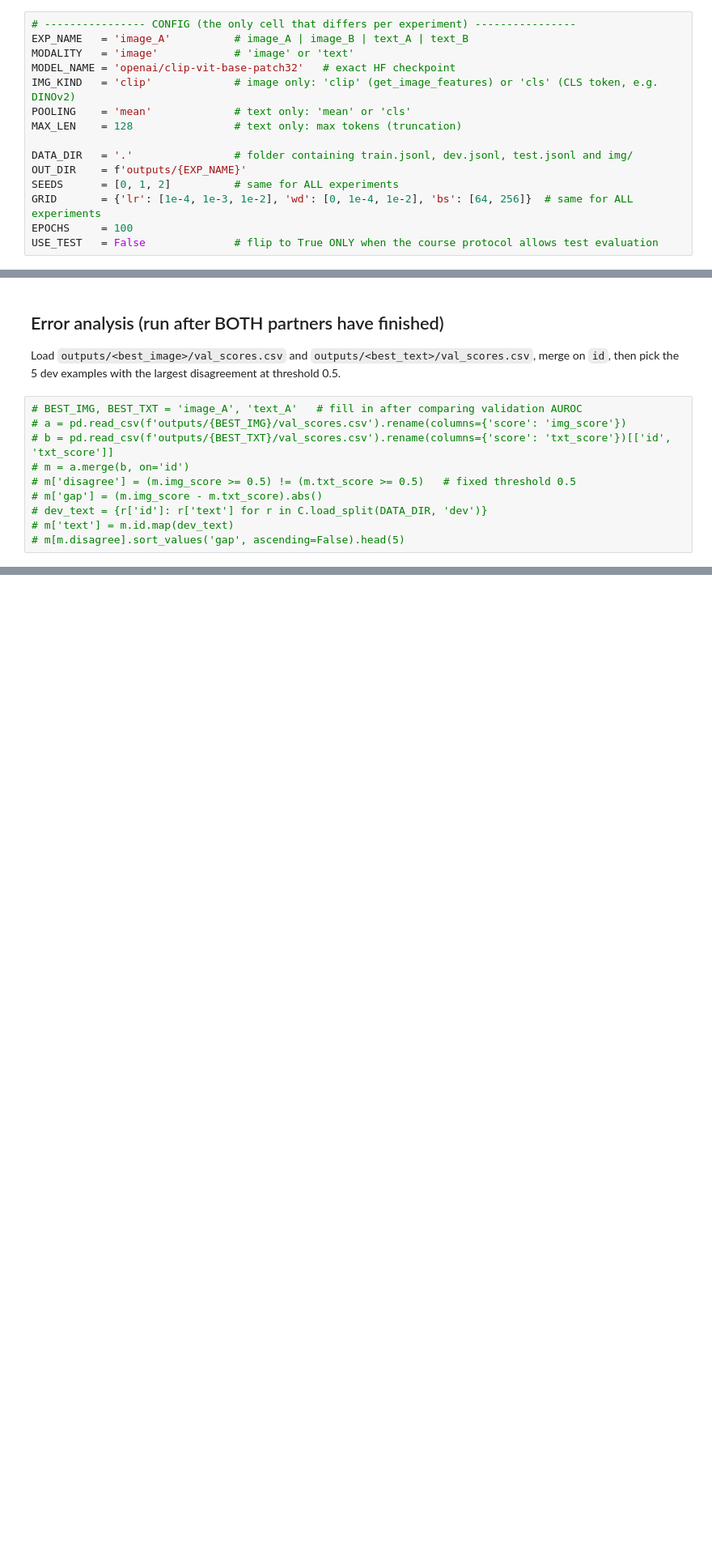
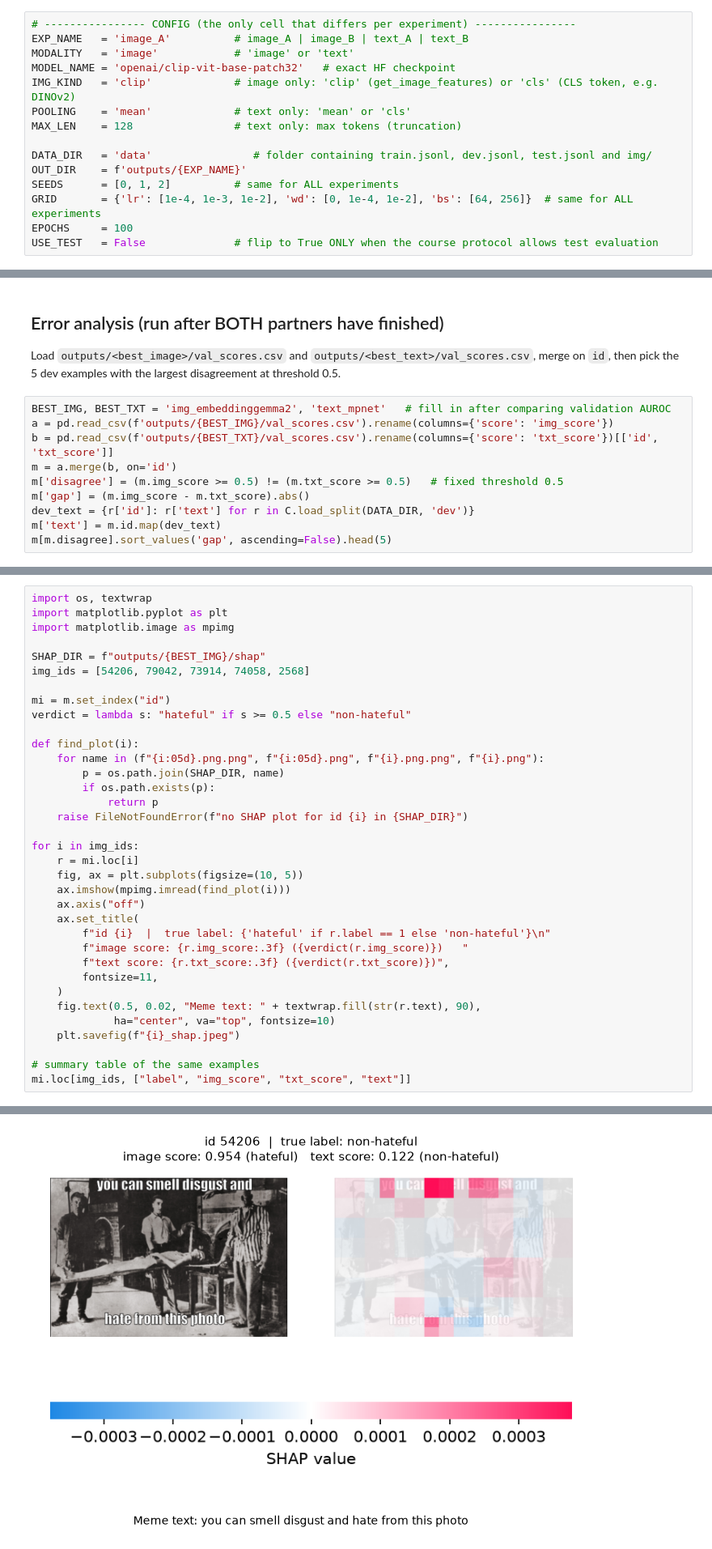
Before and after one commit to digital-scrappy/KV-Social-Media-Mining-and-Analysis, a Jupyter notebook: baseline_template.ipynb, the cells around one changed output, grey strips where cells are left out. Shown at 81% size. Saved outputs shown, nothing was run; the diff lists cells and outputs as text; blank space fills up the shorter version.

```diff
--- a/baseline_template.ipynb
+++ b/baseline_template.ipynb
@@ -11,7 +11,7 @@ IMG_KIND   = 'clip'             # image only: 'clip' (get_image_features) or 'cl
 POOLING    = 'mean'             # text only: 'mean' or 'cls'
 MAX_LEN    = 128                # text only: max tokens (truncation)
 
-DATA_DIR   = '.'                # folder containing train.jsonl, dev.jsonl, test.jsonl and img/
+DATA_DIR   = 'data'                # folder containing train.jsonl, dev.jsonl, test.jsonl and img/
 OUT_DIR    = f'outputs/{EXP_NAME}'
 SEEDS      = [0, 1, 2]          # same for ALL experiments
 GRID       = {'lr': [1e-4, 1e-3, 1e-2], 'wd': [0, 1e-4, 1e-2], 'bs': [64, 256]}  # same for ALL experiments
@@ -77,12 +82,12 @@ print('saved to', OUT_DIR)
 ## Error analysis (run after BOTH partners have finished)
 Load `outputs/<best_image>/val_scores.csv` and `outputs/<best_text>/val_scores.csv`, merge on `id`, then pick the 5 dev examples with the largest disagreement at threshold 0.5.
 # %%
-# BEST_IMG, BEST_TXT = 'image_A', 'text_A'   # fill in after comparing validation AUROC
-# a = pd.read_csv(f'outputs/{BEST_IMG}/val_scores.csv').rename(columns={'score': 'img_score'})
-# b = pd.read_csv(f'outputs/{BEST_TXT}/val_scores.csv').rename(columns={'score': 'txt_score'})[['id', 'txt_score']]
-# m = a.merge(b, on='id')
-# m['disagree'] = (m.img_score >= 0.5) != (m.txt_score >= 0.5)   # fixed threshold 0.5
-# m['gap'] = (m.img_score - m.txt_score).abs()
-# dev_text = {r['id']: r['text'] for r in C.load_split(DATA_DIR, 'dev')}
-# m['text'] = m.id.map(dev_text)
-# m[m.disagree].sort_values('gap', ascending=False).head(5)
+BEST_IMG, BEST_TXT = 'img_embeddinggemma2', 'text_mpnet'   # fill in after comparing validation AUROC
+a = pd.read_csv(f'outputs/{BEST_IMG}/val_scores.csv').rename(columns={'score': 'img_score'})
+b = pd.read_csv(f'outputs/{BEST_TXT}/val_scores.csv').rename(columns={'score': 'txt_score'})[['id', 'txt_score']]
+m = a.merge(b, on='id')
+m['disagree'] = (m.img_score >= 0.5) != (m.txt_score >= 0.5)   # fixed threshold 0.5
+m['gap'] = (m.img_score - m.txt_score).abs()
+dev_text = {r['id']: r['text'] for r in C.load_split(DATA_DIR, 'dev')}
+m['text'] = m.id.map(dev_text)
+m[m.disagree].sort_values('gap', ascending=False).head(5)
@@ -88,0 +101,36 @@ Load `outputs/<best_image>/val_scores.csv` and `outputs/<best_text>/val_scores.c
+# %%
+import os, textwrap
+import matplotlib.pyplot as plt
+import matplotlib.image as mpimg
+
+SHAP_DIR = f"outputs/{BEST_IMG}/shap"
+img_ids = [54206, 79042, 73914, 74058, 2568]
+
+mi = m.set_index("id")
+verdict = lambda s: "hateful" if s >= 0.5 else "non-hateful"
+
+def find_plot(i):
+    for name in (f"{i:05d}.png.png", f"{i:05d}.png", f"{i}.png.png", f"{i}.png"):
+        p = os.path.join(SHAP_DIR, name)
+        if os.path.exists(p):
+            return p
+    raise FileNotFoundError(f"no SHAP plot for id {i} in {SHAP_DIR}")
+
+for i in img_ids:
+    r = mi.loc[i]
+    fig, ax = plt.subplots(figsize=(10, 5))
+    ax.imshow(mpimg.imread(find_plot(i)))
+    ax.axis("off")
+    ax.set_title(
+        f"id {i}  |  true label: {'hateful' if r.label == 1 else 'non-hateful'}\n"
+        f"image score: {r.img_score:.3f} ({verdict(r.img_score)})   "
+        f"text score: {r.txt_score:.3f} ({verdict(r.txt_score)})",
+        fontsize=11,
+    )
+    fig.text(0.5, 0.02, "Meme text: " + textwrap.fill(str(r.text), 90),
+             ha="center", va="top", fontsize=10)
+    plt.savefig(f"{i}_shap.jpeg")
+
+# summary table of the same examples
+mi.loc[img_ids, ["label", "img_score", "txt_score", "text"]]
+# %% [output]
@@ -88,0 +144 @@ Load `outputs/<best_image>/val_scores.csv` and `outputs/<best_text>/val_scores.c
+[figure, added]
```
Also changed, not shown: parts of 3 cells of this notebook, 1 other file.
